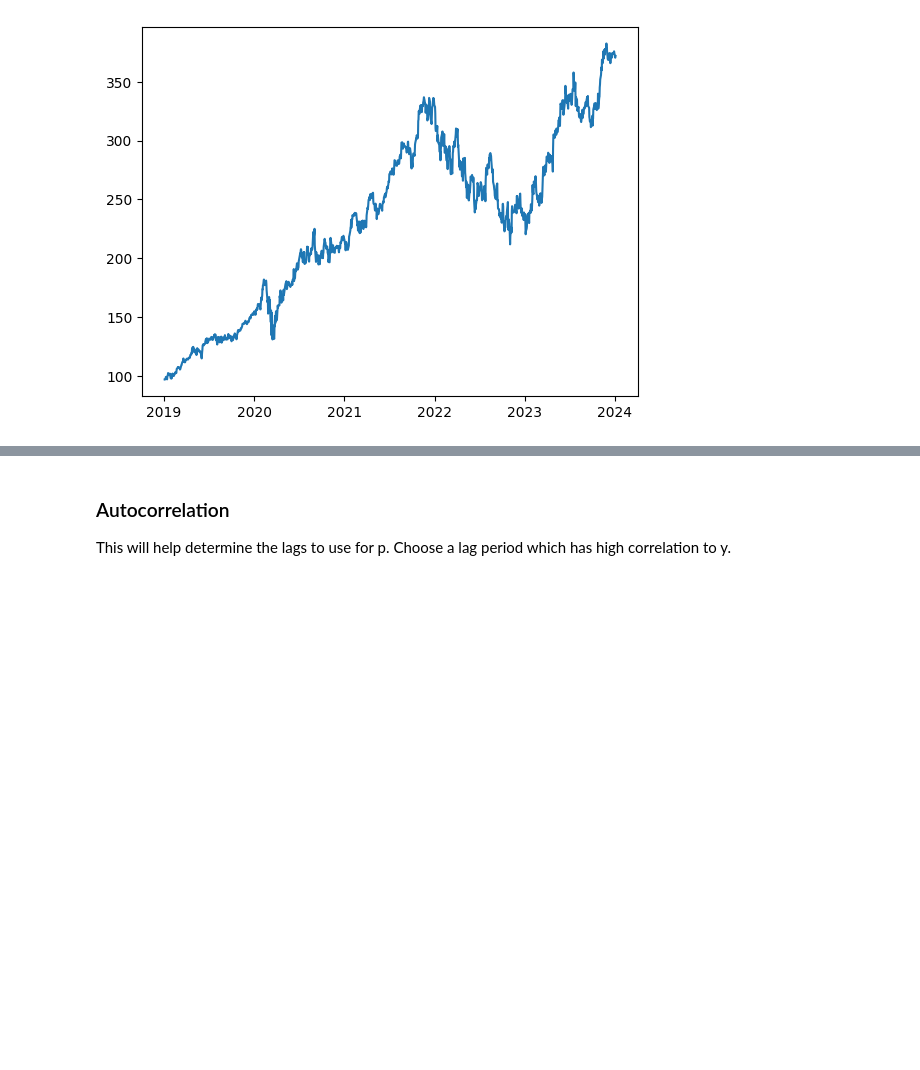
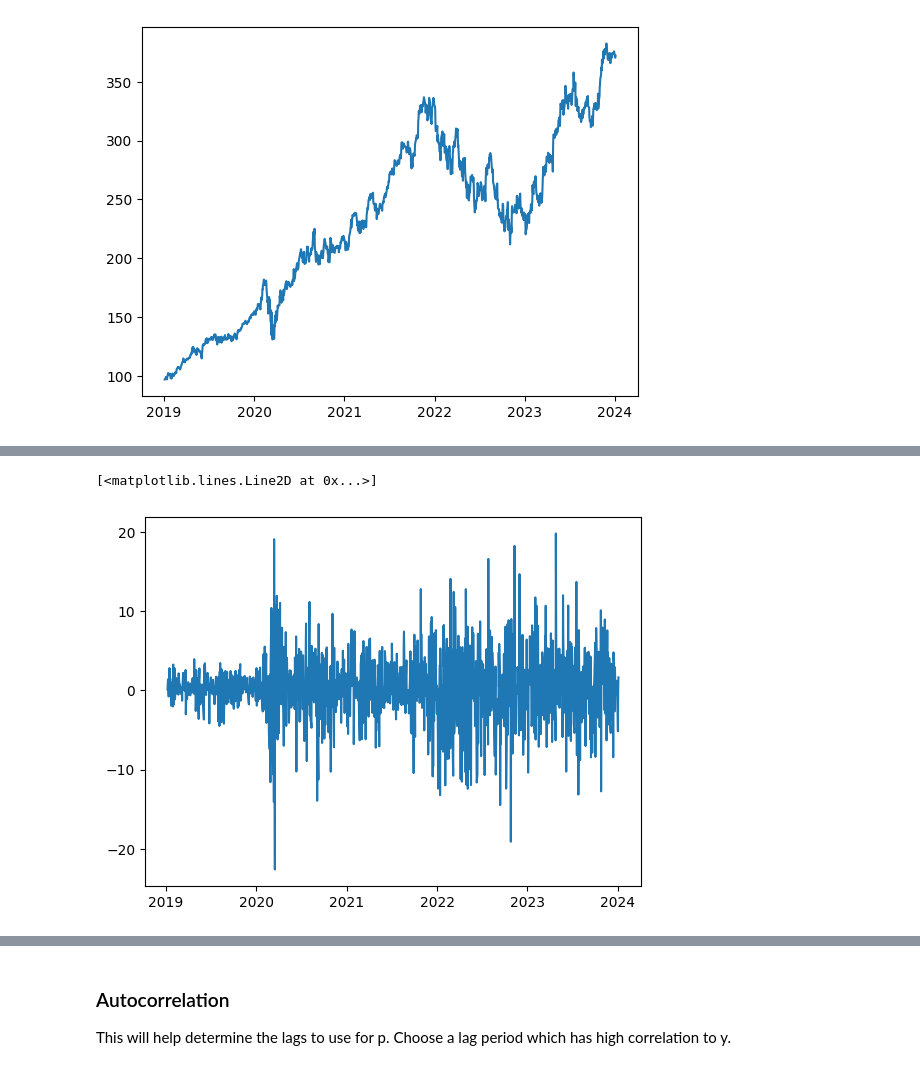
Before and after one commit to sienlonglim/financial_analysis_forecasting, a Jupyter notebook: p1_time_series.ipynb, the cells around one changed output, grey strips where cells are left out. Drawn from its saved outputs; the diff is of its cells as text; code cells hidden in the pictures; blank space fills up the shorter version.

Commit message:
time series

```diff
--- a/p1_time_series.ipynb
+++ b/p1_time_series.ipynb
@@ -20,8 +18,9 @@ msft = yf.Ticker("MSFT")
 
 # get historical market data
 df = msft.history(period='5y', interval='1d', )
-time_series = df[['Close']].squeeze()
-plt.plot(time_series)
+df = df[['Close']].squeeze()
+plt.plot(df)
+time_series = df
 time_series.index = time_series.index.to_period('D')
 # %% [output]
 [figure]
@@ -27,0 +55,3 @@ time_series.index = time_series.index.to_period('D')
+# %%
+first_order_difference = df - df.shift(1)
+adfuller_test(first_order_difference.dropna())
@@ -27,0 +67,5 @@ time_series.index = time_series.index.to_period('D')
+# %%
+plt.plot(first_order_difference.index.to_timestamp(), first_order_difference.values)
+# %% [output]
+[<matplotlib.lines.Line2D at 0x...>]
+[figure, added]
```
Also changed, not shown: parts of 14 cells of this notebook.
